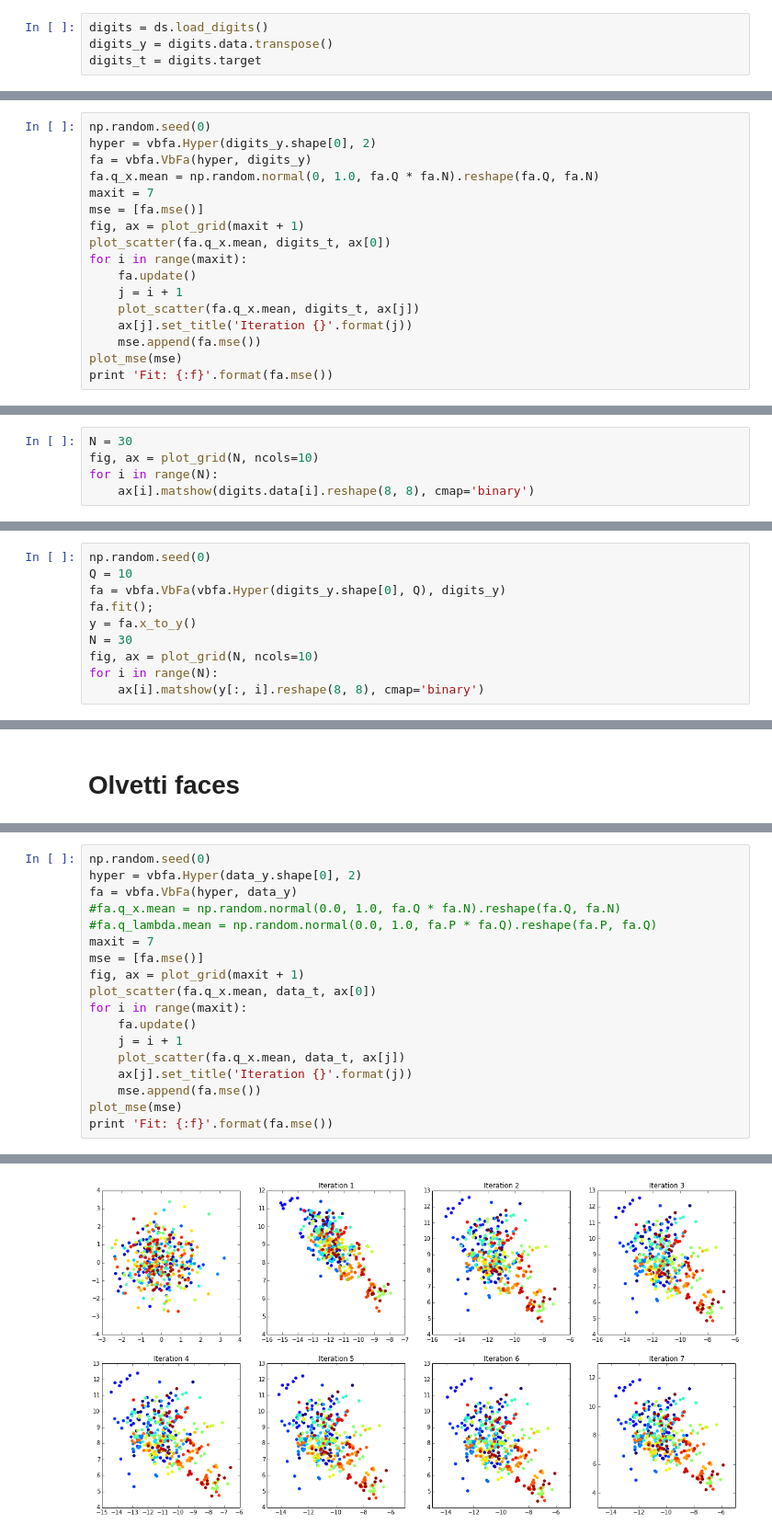
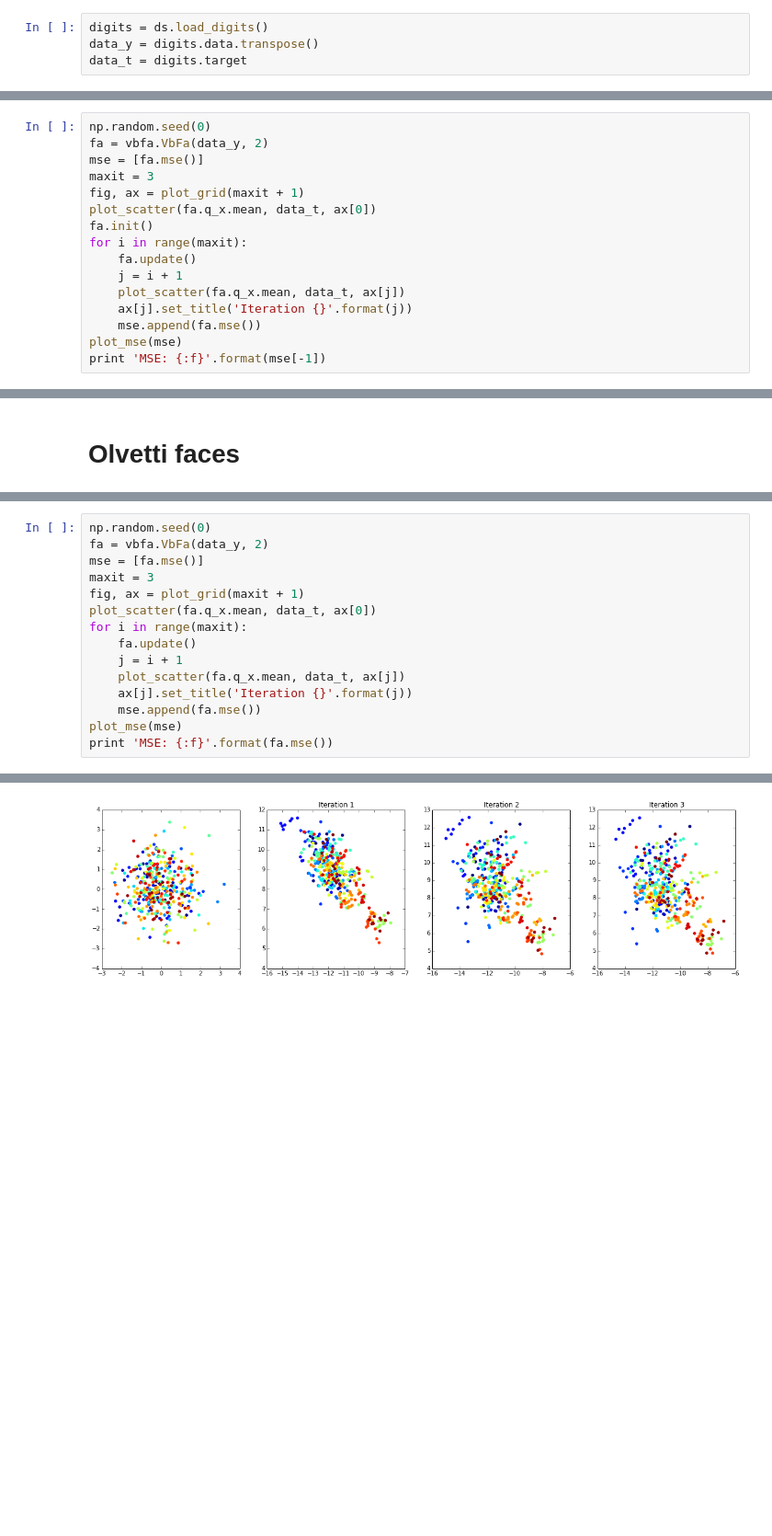
Before and after one commit to cangermueller/vbmfa, a Jupyter notebook: notebooks/140709_vbfa.ipynb, the cells around one changed output, grey strips where cells are left out. Shown at 92% size. Drawn from its saved outputs; the diff is of its cells as text; blank space fills up the shorter version.

```diff
--- a/notebooks/140709_vbfa.ipynb
+++ b/notebooks/140709_vbfa.ipynb
@@ -138,5 +72,5 @@ def plot_lambdas(models, width=3, height=3):
 # Digits
 # %%
 digits = ds.load_digits()
-digits_y = digits.data.transpose()
-digits_t = digits.target
+data_y = digits.data.transpose()
+data_t = digits.target
@@ -155,18 +91,17 @@ Fit: 1242.386321
 # %%
 np.random.seed(0)
-hyper = vbfa.Hyper(digits_y.shape[0], 2)
-fa = vbfa.VbFa(hyper, digits_y)
-fa.q_x.mean = np.random.normal(0, 1.0, fa.Q * fa.N).reshape(fa.Q, fa.N)
-maxit = 7
+fa = vbfa.VbFa(data_y, 2)
 mse = [fa.mse()]
+maxit = 3
 fig, ax = plot_grid(maxit + 1)
-plot_scatter(fa.q_x.mean, digits_t, ax[0])
+plot_scatter(fa.q_x.mean, data_t, ax[0])
+fa.init()
 for i in range(maxit):
     fa.update()
     j = i + 1
-    plot_scatter(fa.q_x.mean, digits_t, ax[j])
+    plot_scatter(fa.q_x.mean, data_t, ax[j])
     ax[j].set_title('Iteration {}'.format(j))
     mse.append(fa.mse())
 plot_mse(mse)
-print 'Fit: {:f}'.format(fa.mse())
+print 'MSE: {:f}'.format(mse[-1])
 # %% [output]
@@ -176,5 +110,0 @@ Fit: 1246.388672
-# %%
-N = 30
-fig, ax = plot_grid(N, ncols=10)
-for i in range(N):
-    ax[i].matshow(digits.data[i].reshape(8, 8), cmap='binary')
@@ -183,10 +110,0 @@ for i in range(N):
-# %%
-np.random.seed(0)
-Q = 10
-fa = vbfa.VbFa(vbfa.Hyper(digits_y.shape[0], Q), digits_y)
-fa.fit();
-y = fa.x_to_y()
-N = 30
-fig, ax = plot_grid(N, ncols=10)
-for i in range(N):
-    ax[i].matshow(y[:, i].reshape(8, 8), cmap='binary')
@@ -214,11 +166,8 @@ Fit: 140.036423
 # %%
 np.random.seed(0)
-hyper = vbfa.Hyper(data_y.shape[0], 2)
-fa = vbfa.VbFa(hyper, data_y)
-#fa.q_x.mean = np.random.normal(0.0, 1.0, fa.Q * fa.N).reshape(fa.Q, fa.N)
-#fa.q_lambda.mean = np.random.normal(0.0, 1.0, fa.P * fa.Q).reshape(fa.P, fa.Q)
-maxit = 7
+fa = vbfa.VbFa(data_y, 2)
 mse = [fa.mse()]
+maxit = 3
 fig, ax = plot_grid(maxit + 1)
 plot_scatter(fa.q_x.mean, data_t, ax[0])
 for i in range(maxit):
@@ -228,5 +177,5 @@ for i in range(maxit):
     ax[j].set_title('Iteration {}'.format(j))
     mse.append(fa.mse())
 plot_mse(mse)
-print 'Fit: {:f}'.format(fa.mse())
+print 'MSE: {:f}'.format(fa.mse())
 # %% [output]
@@ -234 +183 @@ Fit: 141.889491
-[figure, old version]
+[figure, new version]
```
Also changed, not shown: parts of 37 cells of this notebook, 3 other files.
